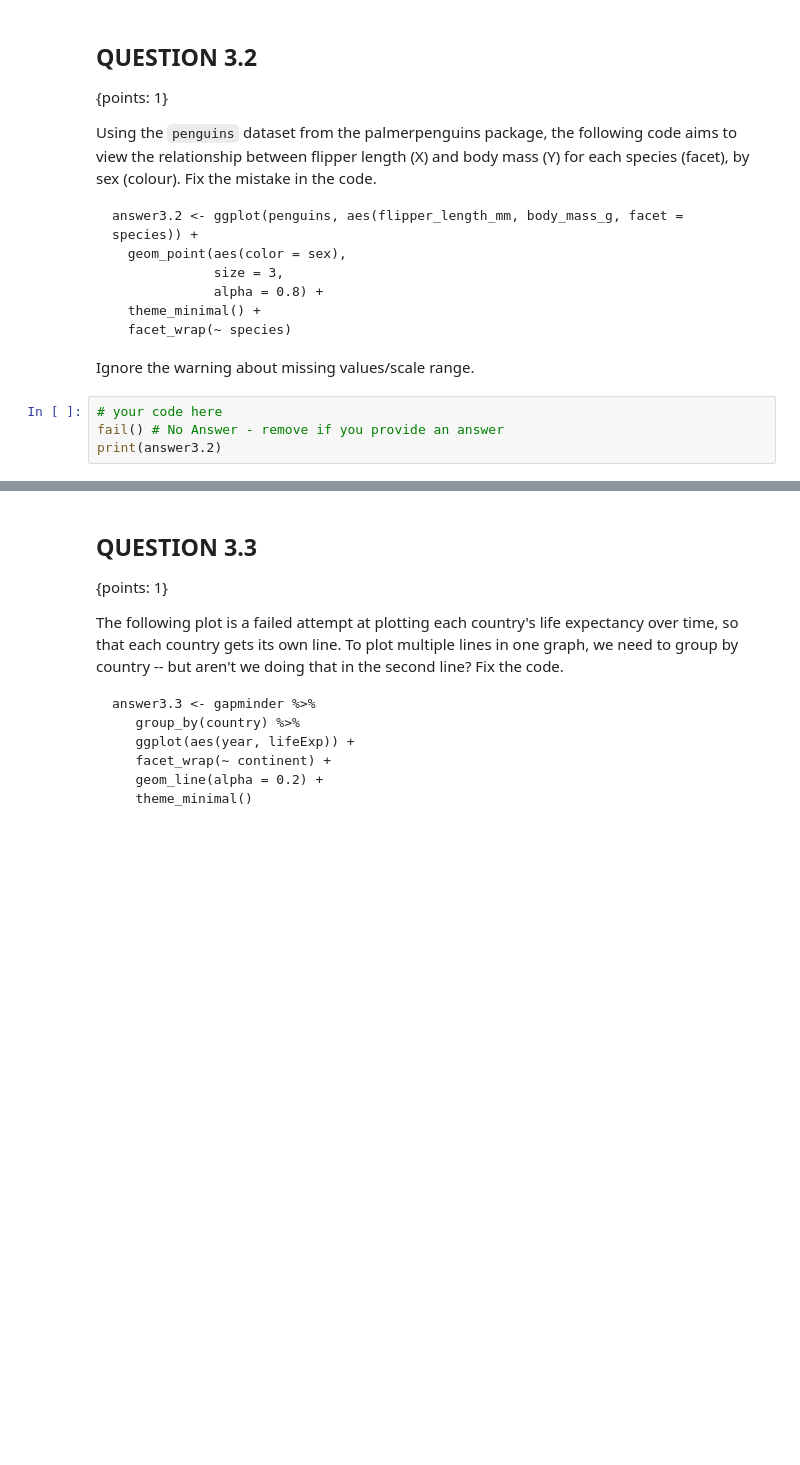
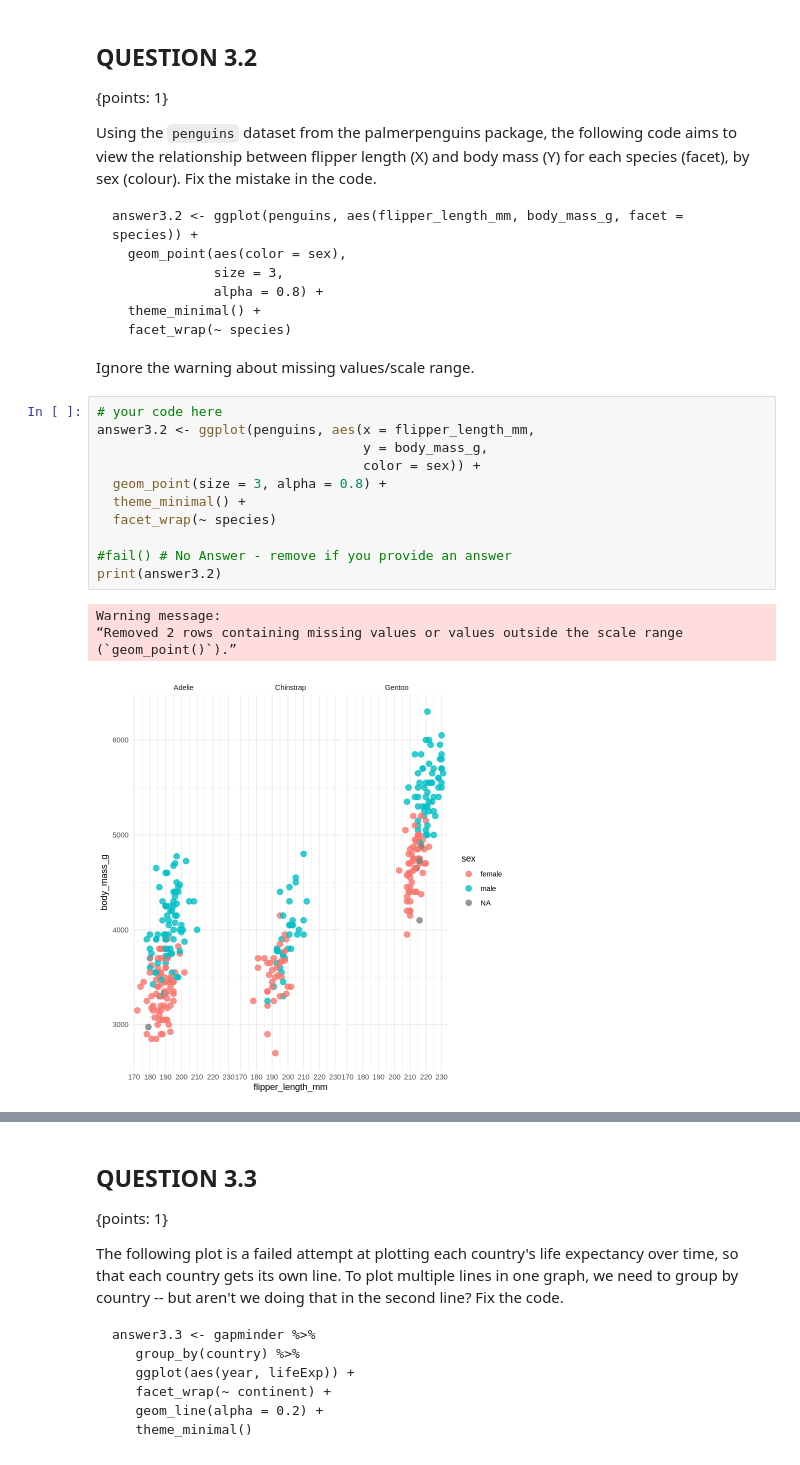
Before and after one commit to Ricky0917/STAT-545, a Jupyter notebook: worksheet_a03.ipynb, the cells around one changed output, grey strips where cells are left out. Drawn from its saved outputs; the diff is of its cells as text; blank space fills up the shorter version.

```diff
--- a/worksheet_a03.ipynb
+++ b/worksheet_a03.ipynb
@@ -908,8 +942,20 @@ answer3.2 <- ggplot(penguins, aes(flipper_length_mm, body_mass_g, facet = specie
 Ignore the warning about missing values/scale range.
 # %%
 # your code here
-fail() # No Answer - remove if you provide an answer
+answer3.2 <- ggplot(penguins, aes(x = flipper_length_mm,
+                                  y = body_mass_g,
+                                  color = sex)) +
+  geom_point(size = 3, alpha = 0.8) +
+  theme_minimal() +
+  facet_wrap(~ species)
+
+#fail() # No Answer - remove if you provide an answer
 print(answer3.2)
+# %% [output]
+Warning message:
+“Removed 2 rows containing missing values or values outside the scale range
+(`geom_point()`).”
+[figure, added]
 # %%
 library(digest)
 stopifnot("type of plot is not correct (if you are using two types of geoms, try flipping the order of the geom objects!)"= setequal(digest(paste(toString(sapply(seq_len(length(answer3.2$layers)), function(i) {c(class(answer3.2$layers[[i]]$geom))[1]})), "4cd74")), "43dfb4d464746894916fb73cf9c41ee6"))
```
Also changed, not shown: parts of 25 cells of this notebook.
